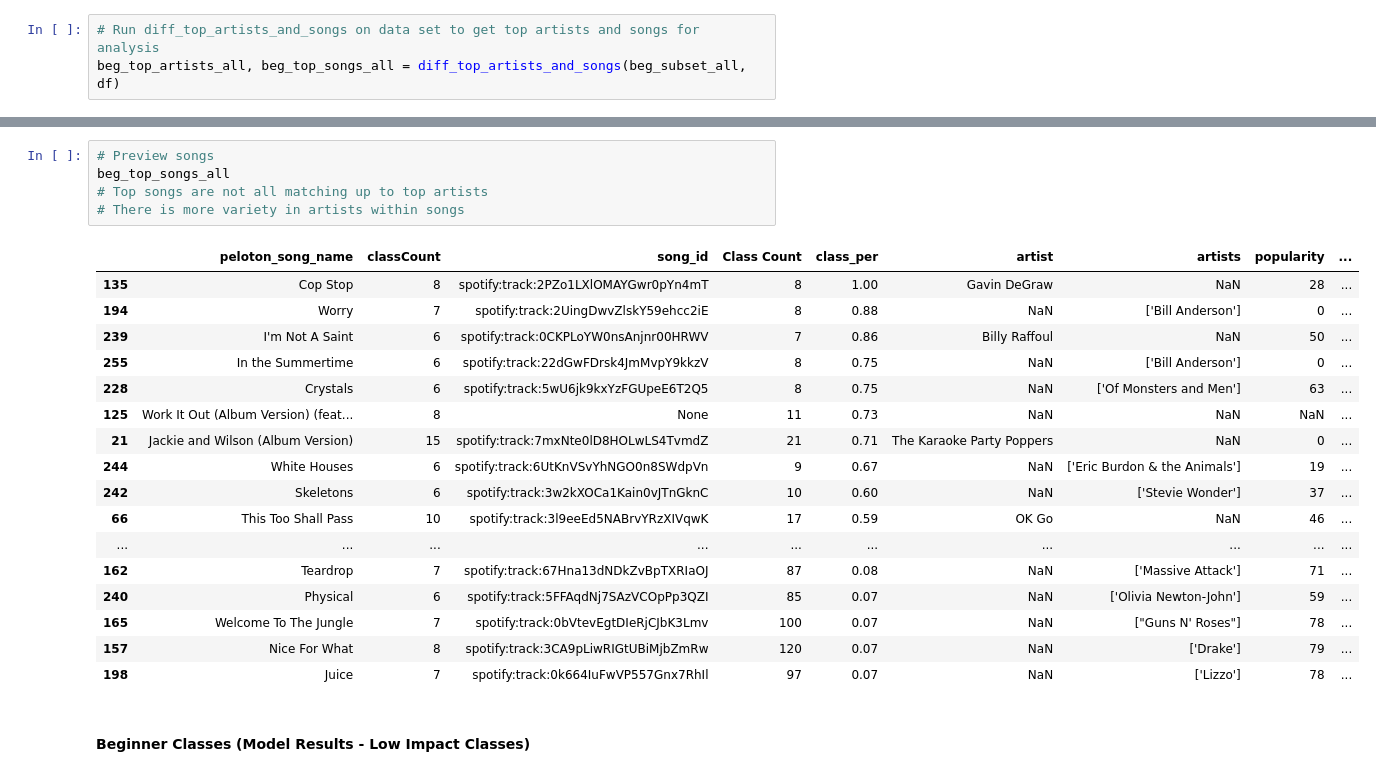
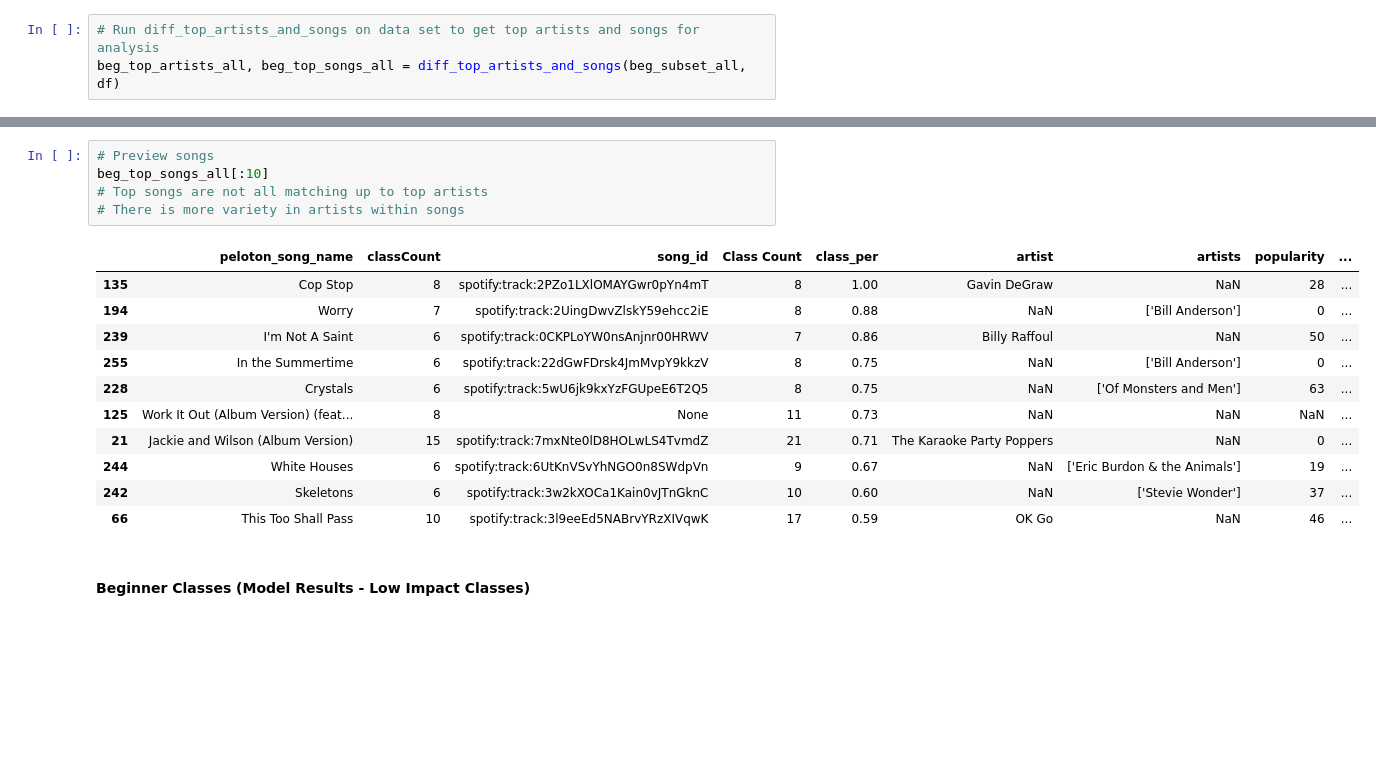
Before and after one commit to amandabgaeta/Peloton-Class-Difficulty-Classification-With-Playlists, a Jupyter notebook: notebooks/3_models_with_writeups/1_Winning_Decision_Tree_manual.ipynb, the cells around one changed output, grey strips where cells are left out. Drawn from its saved outputs; the diff is of its cells as text; blank space fills up the shorter version.

```diff
--- a/notebooks/3_models_with_writeups/1_Winning_Decision_Tree_manual.ipynb
+++ b/notebooks/3_models_with_writeups/1_Winning_Decision_Tree_manual.ipynb
@@ -544,26 +539,20 @@ beg_top_artists_all
 # %%
 # Preview songs
-beg_top_songs_all
+beg_top_songs_all[:10]
 # Top songs are not all matching up to top artists
 # There is more variety in artists within songs
 # %% [output]
 |  | peloton_song_name | classCount | song_id | Class Count | class_per | artist | artists | popularity | ... |
 | 135 | Cop Stop | 8 | spotify:track:2PZo1LXlOMAYGwr0pYn4mT | 8 | 1.00 | Gavin DeGraw | NaN | 28 | ... |
 | 194 | Worry | 7 | spotify:track:2UingDwvZlskY59ehcc2iE | 8 | 0.88 | NaN | ['Bill Anderson'] | 0 | ... |
 | 239 | I'm Not A Saint | 6 | spotify:track:0CKPLoYW0nsAnjnr00HRWV | 7 | 0.86 | Billy Raffoul | NaN | 50 | ... |
 | 255 | In the Summertime | 6 | spotify:track:22dGwFDrsk4JmMvpY9kkzV | 8 | 0.75 | NaN | ['Bill Anderson'] | 0 | ... |
 | 228 | Crystals | 6 | spotify:track:5wU6jk9kxYzFGUpeE6T2Q5 | 8 | 0.75 | NaN | ['Of Monsters and Men'] | 63 | ... |
 | 125 | Work It Out (Album Version) (feat... | 8 | None | 11 | 0.73 | NaN | NaN | NaN | ... |
 | 21 | Jackie and Wilson (Album Version) | 15 | spotify:track:7mxNte0lD8HOLwLS4TvmdZ | 21 | 0.71 | The Karaoke Party Poppers | NaN | 0 | ... |
 | 244 | White Houses | 6 | spotify:track:6UtKnVSvYhNGO0n8SWdpVn | 9 | 0.67 | NaN | ['Eric Burdon & the Animals'] | 19 | ... |
 | 242 | Skeletons | 6 | spotify:track:3w2kXOCa1Kain0vJTnGknC | 10 | 0.60 | NaN | ['Stevie Wonder'] | 37 | ... |
 | 66 | This Too Shall Pass | 10 | spotify:track:3l9eeEd5NABrvYRzXIVqwK | 17 | 0.59 | OK Go | NaN | 46 | ... |
-| ... | ... | ... | ... | ... | ... | ... | ... | ... | ... |
-| 162 | Teardrop | 7 | spotify:track:67Hna13dNDkZvBpTXRIaOJ | 87 | 0.08 | NaN | ['Massive Attack'] | 71 | ... |
-| 240 | Physical | 6 | spotify:track:5FFAqdNj7SAzVCOpPp3QZI | 85 | 0.07 | NaN | ['Olivia Newton-John'] | 59 | ... |
-| 165 | Welcome To The Jungle | 7 | spotify:track:0bVtevEgtDIeRjCJbK3Lmv | 100 | 0.07 | NaN | ["Guns N' Roses"] | 78 | ... |
-| 157 | Nice For What | 8 | spotify:track:3CA9pLiwRIGtUBiMjbZmRw | 120 | 0.07 | NaN | ['Drake'] | 79 | ... |
-| 198 | Juice | 7 | spotify:track:0k664IuFwVP557Gnx7RhIl | 97 | 0.07 | NaN | ['Lizzo'] | 78 | ... |
 # %% [markdown]
 #### Beginner Classes (Model Results - Low Impact Classes)
 # %%
```
Also changed, not shown: parts of 20 cells of this notebook, 3 other files.
